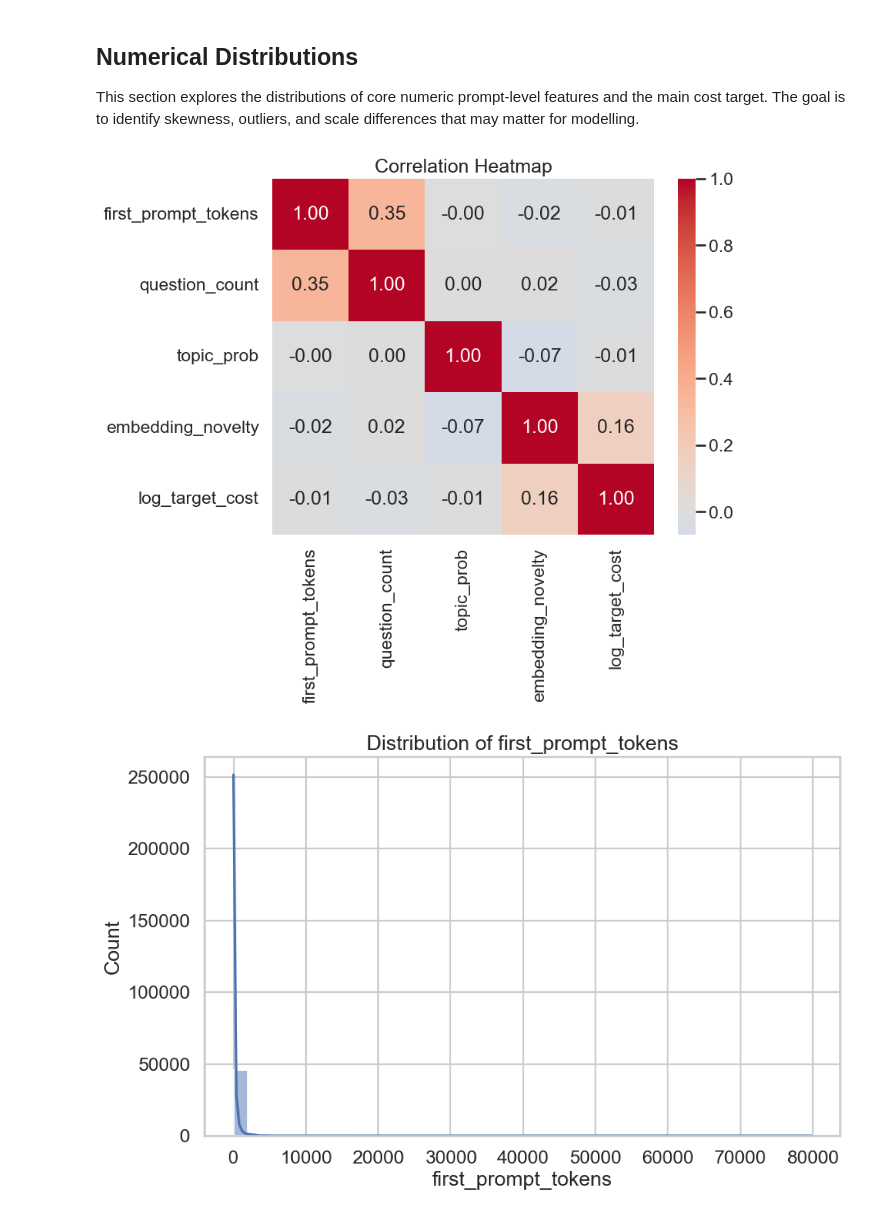
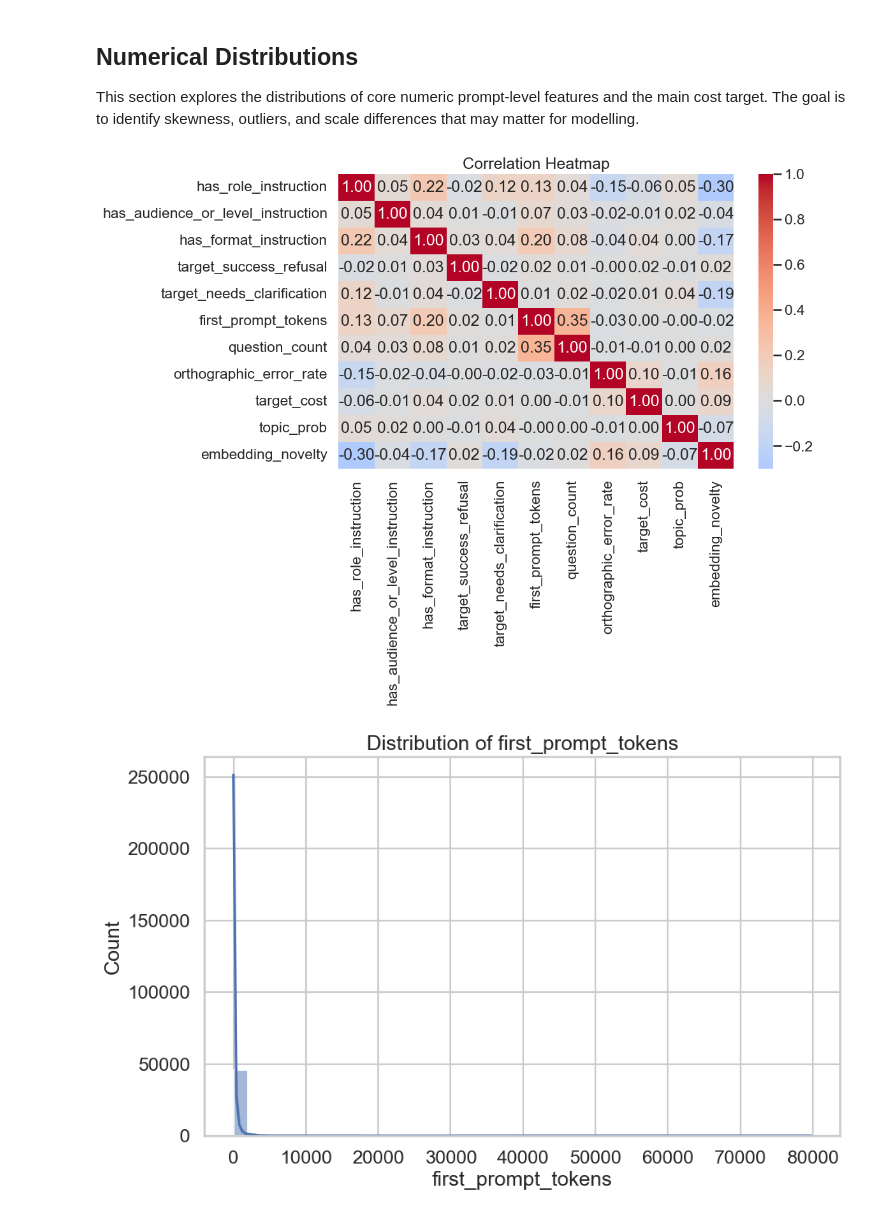
Before and after one commit to Thoericht/llm-sustainability-analysis, a Jupyter notebook: 02_notebooks/03_data_exploration.ipynb, the cells around one changed output. Saved outputs shown, nothing was run; the diff lists cells and outputs as text; code cells hidden in the pictures.

```diff
--- a/02_notebooks/03_data_exploration.ipynb
+++ b/02_notebooks/03_data_exploration.ipynb
@@ -346,28 +346,21 @@ This section explores the distributions of core numeric prompt-level features an
 # %%
 # ----------------------------
 # CORRELATIONS
 # ----------------------------
 
 df["log_target_cost"] = np.log1p(df["target_cost"])
 
 
-numeric_for_corr = [
-    "first_prompt_tokens",
-    "question_count",
-#    "orthographic_error_rate",
-    "topic_prob",
-    "embedding_novelty",
-    "log_target_cost",
-]
+features_for_corr = binary_features + numeric_features
 
-corr = df[numeric_for_corr].corr()
+corr = df[features_for_corr].corr()
 
-plt.figure(figsize=(8, 6))
+plt.figure(figsize=(10, 6))
 sns.heatmap(corr, annot=True, fmt=".2f", cmap="coolwarm", center=0)
 plt.title("Correlation Heatmap")
 plt.show()
 # %% [output]
-[figure, old version]
+[figure, new version]
 # %%
 # ----------------------------
 # NUMERICAL DISTRIBUTIONS
```
Also changed, not shown: 1 other file.
